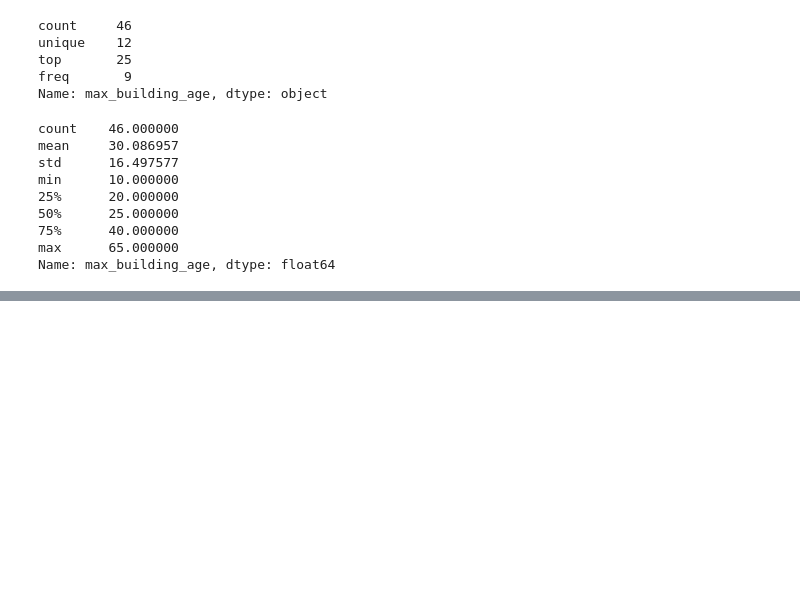
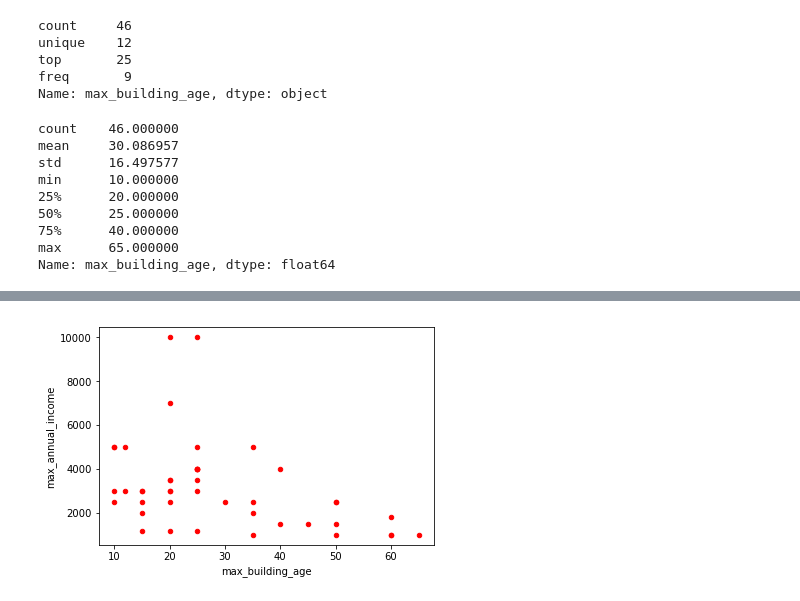
Before and after one commit to umd-cases/dcic_baltimore-notebook, a Jupyter notebook: baltimore_redlining_notebook/notebook/Baltimore .ipynb, the cells around one changed output, grey strips where cells are left out. Saved outputs shown, nothing was run; the diff lists cells and outputs as text; code cells hidden in the pictures; blank space fills up the shorter version.

```diff
--- a/baltimore_redlining_notebook/notebook/Baltimore .ipynb
+++ b/baltimore_redlining_notebook/notebook/Baltimore .ipynb
@@ -506,0 +516,3 @@ Name: max_building_age, dtype: float64
+# %%
+df['max_annual_income'] = pd.to_numeric(df['max_annual_income'])
+df['max_annual_income'].describe()
@@ -507,2 +529,7 @@ Name: max_building_age, dtype: float64
 # %%
 import matplotlib.pyplot as plt
+# %%
+df.plot(kind='scatter',x='max_building_age',y='max_annual_income',color='red')
+plt.show()
+# %% [output]
+[figure, added]
```
Also changed, not shown: parts of 19 cells of this notebook.
